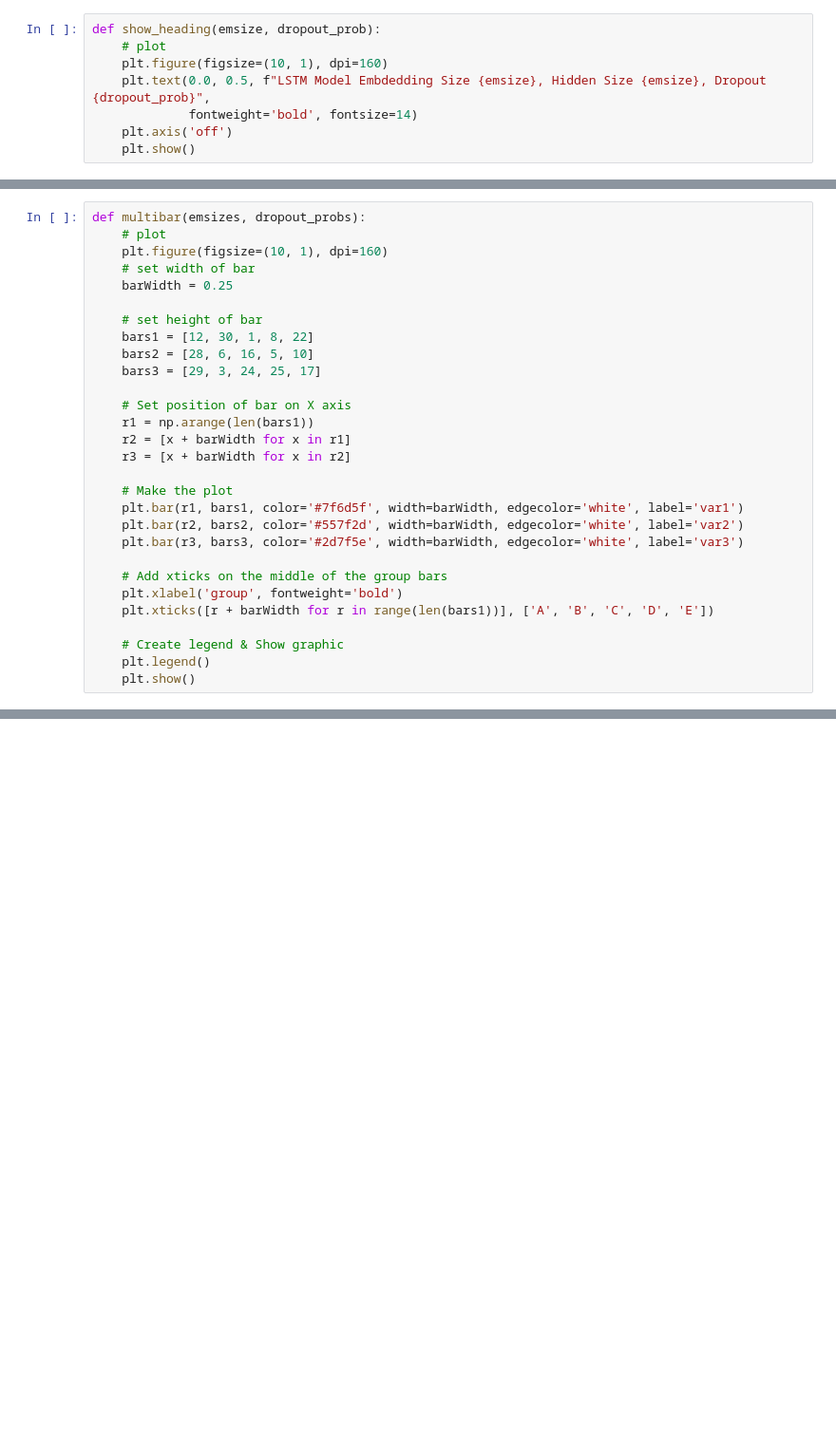
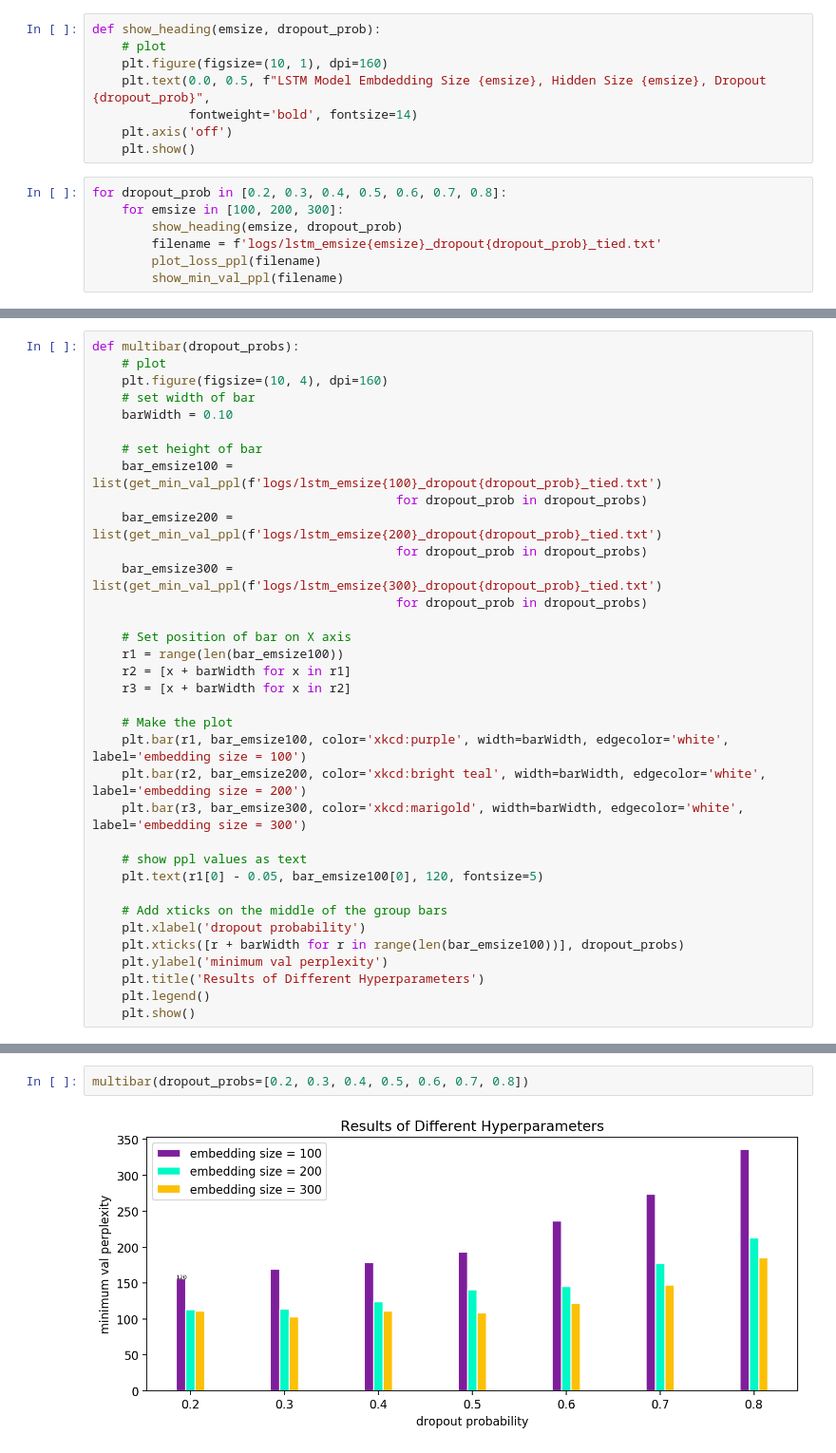
Before and after one commit to avinashjairam/Exploring-Neural-Networks, a Jupyter notebook: Final Project/language_model/results_training.ipynb, the cells around one changed output, grey strips where cells are left out. Shown at 95% size. Saved outputs shown, nothing was run; the diff lists cells and outputs as text; blank space fills up the shorter version.

Commit message:
added multibar plot

```diff
--- a/Final Project/language_model/results_training.ipynb
+++ b/Final Project/language_model/results_training.ipynb
@@ -57,3 +57,10 @@ def show_heading(emsize, dropout_prob):
              fontweight='bold', fontsize=14)
     plt.axis('off')
     plt.show()
+# %%
+for dropout_prob in [0.2, 0.3, 0.4, 0.5, 0.6, 0.7, 0.8]:
+    for emsize in [100, 200, 300]:
+        show_heading(emsize, dropout_prob)
+        filename = f'logs/lstm_emsize{emsize}_dropout{dropout_prob}_tied.txt'
+        plot_loss_ppl(filename)
+        show_min_val_ppl(filename)
@@ -60,29 +81,35 @@ def show_heading(emsize, dropout_prob):
 # %%
-def multibar(emsizes, dropout_probs):
+def multibar(dropout_probs):
     # plot
-    plt.figure(figsize=(10, 1), dpi=160)
+    plt.figure(figsize=(10, 4), dpi=160)
     # set width of bar
-    barWidth = 0.25
+    barWidth = 0.10
 
     # set height of bar
-    bars1 = [12, 30, 1, 8, 22]
-    bars2 = [28, 6, 16, 5, 10]
-    bars3 = [29, 3, 24, 25, 17]
+    bar_emsize100 = list(get_min_val_ppl(f'logs/lstm_emsize{100}_dropout{dropout_prob}_tied.txt')
+                                         for dropout_prob in dropout_probs)
+    bar_emsize200 = list(get_min_val_ppl(f'logs/lstm_emsize{200}_dropout{dropout_prob}_tied.txt')
+                                         for dropout_prob in dropout_probs)
+    bar_emsize300 = list(get_min_val_ppl(f'logs/lstm_emsize{300}_dropout{dropout_prob}_tied.txt')
+                                         for dropout_prob in dropout_probs)
 
     # Set position of bar on X axis
-    r1 = np.arange(len(bars1))
+    r1 = range(len(bar_emsize100))
     r2 = [x + barWidth for x in r1]
     r3 = [x + barWidth for x in r2]
 
     # Make the plot
-    plt.bar(r1, bars1, color='#7f6d5f', width=barWidth, edgecolor='white', label='var1')
-    plt.bar(r2, bars2, color='#557f2d', width=barWidth, edgecolor='white', label='var2')
-    plt.bar(r3, bars3, color='#2d7f5e', width=barWidth, edgecolor='white', label='var3')
+    plt.bar(r1, bar_emsize100, color='xkcd:purple', width=barWidth, edgecolor='white', label='embedding size = 100')
+    plt.bar(r2, bar_emsize200, color='xkcd:bright teal', width=barWidth, edgecolor='white', label='embedding size = 200')
+    plt.bar(r3, bar_emsize300, color='xkcd:marigold', width=barWidth, edgecolor='white', label='embedding size = 300')
+
+    # show ppl values as text
+    plt.text(r1[0] - 0.05, bar_emsize100[0], 120, fontsize=5)
 
     # Add xticks on the middle of the group bars
-    plt.xlabel('group', fontweight='bold')
-    plt.xticks([r + barWidth for r in range(len(bars1))], ['A', 'B', 'C', 'D', 'E'])
-
-    # Create legend & Show graphic
+    plt.xlabel('dropout probability')
+    plt.xticks([r + barWidth for r in range(len(bar_emsize100))], dropout_probs)
+    plt.ylabel('minimum val perplexity')
+    plt.title('Results of Different Hyperparameters')
     plt.legend()
     plt.show()
@@ -109,0 +116,4 @@ for dropout_prob in [0.2, 0.3, 0.4, 0.5]:
+# %%
+multibar(dropout_probs=[0.2, 0.3, 0.4, 0.5, 0.6, 0.7, 0.8])
+# %% [output]
+[figure, added]
```
Also changed, not shown: parts of 2 cells of this notebook.
